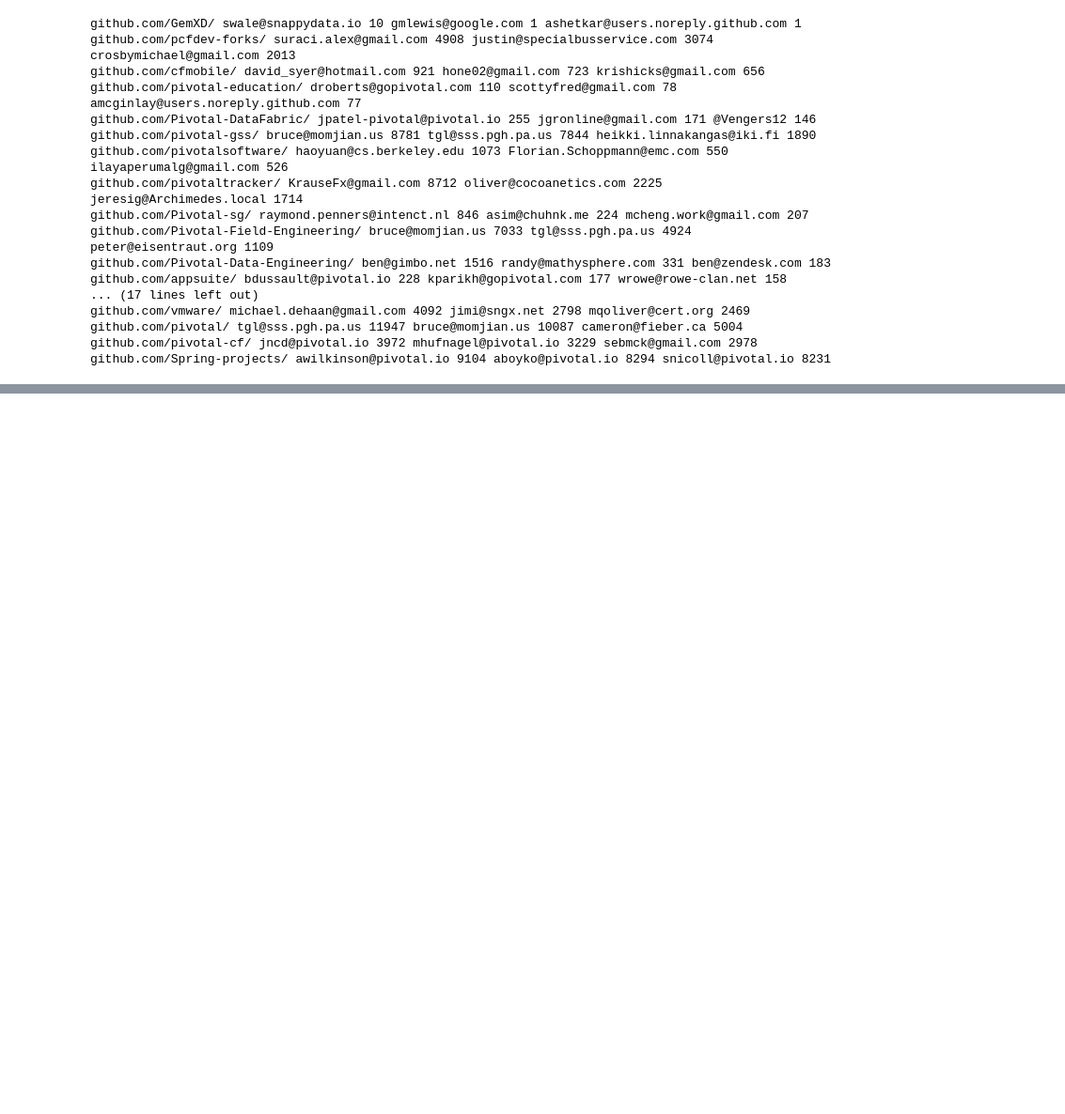
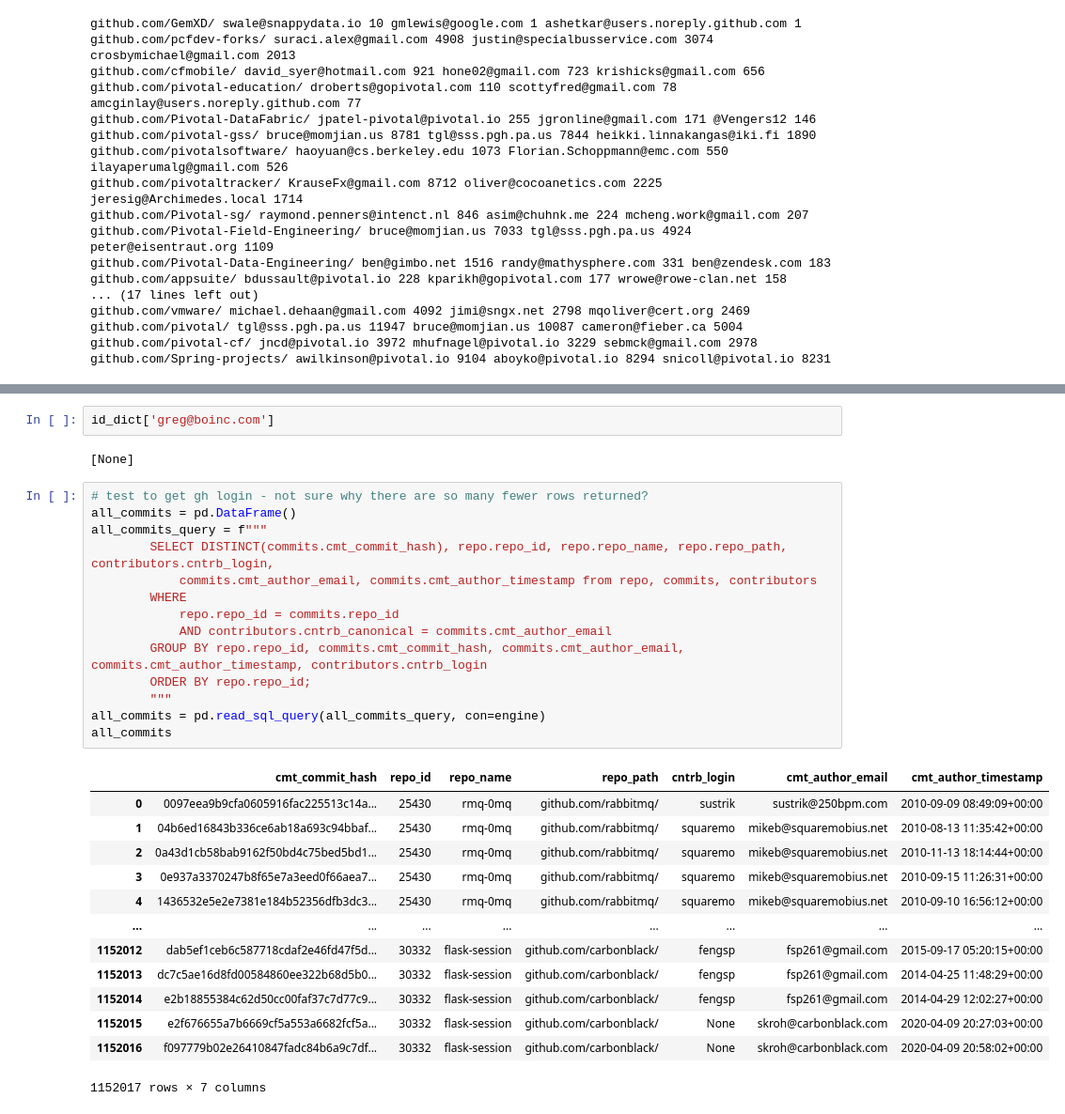
Before and after one commit to Hsingh2096/Hsingh2096, a Jupyter notebook: code/dawn_inactive_repos.ipynb, the cells around one changed output, grey strips where cells are left out. Shown at 94% size. Drawn from its saved outputs; the diff is of its cells as text; blank space fills up the shorter version.

```diff
--- a/code/dawn_inactive_repos.ipynb
+++ b/code/dawn_inactive_repos.ipynb
@@ -137,0 +251,32 @@ github.com/Spring-projects/ awilkinson@pivotal.io 9104 aboyko@pivotal.io 8294 sn
+# %%
+id_dict['greg@boinc.com']
+# %% [output]
+[None]
+# %%
+# test to get gh login - not sure why there are so many fewer rows returned?
+all_commits = pd.DataFrame()
+all_commits_query = f"""
+        SELECT DISTINCT(commits.cmt_commit_hash), repo.repo_id, repo.repo_name, repo.repo_path, contributors.cntrb_login,
+            commits.cmt_author_email, commits.cmt_author_timestamp from repo, commits, contributors
+        WHERE
+            repo.repo_id = commits.repo_id
+            AND contributors.cntrb_canonical = commits.cmt_author_email
+        GROUP BY repo.repo_id, commits.cmt_commit_hash, commits.cmt_author_email, commits.cmt_author_timestamp, contributors.cntrb_login
+        ORDER BY repo.repo_id;
+        """
+all_commits = pd.read_sql_query(all_commits_query, con=engine)
+all_commits
+# %% [output]
+|  | cmt_commit_hash | repo_id | repo_name | repo_path | cntrb_login | cmt_author_email | cmt_author_timestamp |
+| 0 | 0097eea9b9cfa0605916fac225513c14a... | 25430 | rmq-0mq | github.com/rabbitmq/ | sustrik | sustrik@250bpm.com | 2010-09-09 08:49:09+00:00 |
+| 1 | 04b6ed16843b336ce6ab18a693c94bbaf... | 25430 | rmq-0mq | github.com/rabbitmq/ | squaremo | mikeb@squaremobius.net | 2010-08-13 11:35:42+00:00 |
+| 2 | 0a43d1cb58bab9162f50bd4c75bed5bd1... | 25430 | rmq-0mq | github.com/rabbitmq/ | squaremo | mikeb@squaremobius.net | 2010-11-13 18:14:44+00:00 |
+| 3 | 0e937a3370247b8f65e7a3eed0f66aea7... | 25430 | rmq-0mq | github.com/rabbitmq/ | squaremo | mikeb@squaremobius.net | 2010-09-15 11:26:31+00:00 |
+| 4 | 1436532e5e2e7381e184b52356dfb3dc3... | 25430 | rmq-0mq | github.com/rabbitmq/ | squaremo | mikeb@squaremobius.net | 2010-09-10 16:56:12+00:00 |
+| ... | ... | ... | ... | ... | ... | ... | ... |
+| 1152012 | dab5ef1ceb6c587718cdaf2e46fd47f5d... | 30332 | flask-session | github.com/carbonblack/ | fengsp | fsp261@gmail.com | 2015-09-17 05:20:15+00:00 |
+| 1152013 | dc7c5ae16d8fd00584860ee322b68d5b0... | 30332 | flask-session | github.com/carbonblack/ | fengsp | fsp261@gmail.com | 2014-04-25 11:48:29+00:00 |
+| 1152014 | e2b18855384c62d50cc00faf37c7d77c9... | 30332 | flask-session | github.com/carbonblack/ | fengsp | fsp261@gmail.com | 2014-04-29 12:02:27+00:00 |
+| 1152015 | e2f676655a7b6669cf5a553a6682fcf5a... | 30332 | flask-session | github.com/carbonblack/ | None | skroh@carbonblack.com | 2020-04-09 20:27:03+00:00 |
+| 1152016 | f097779b02e26410847fadc84b6a9c7df... | 30332 | flask-session | github.com/carbonblack/ | None | skroh@carbonblack.com | 2020-04-09 20:58:02+00:00 |
+1152017 rows × 7 columns
```
Also changed, not shown: parts of 7 cells of this notebook, 5 other files.
